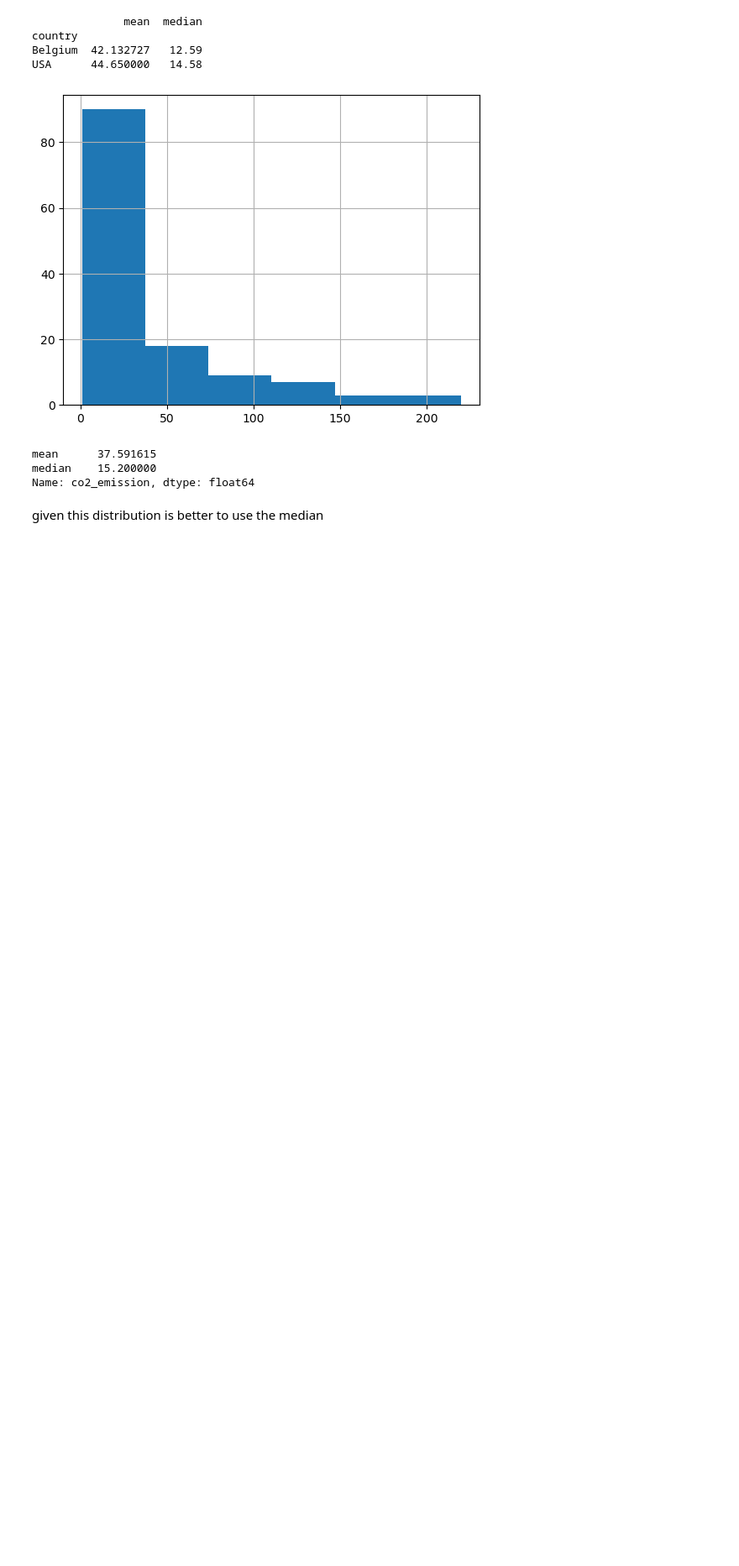
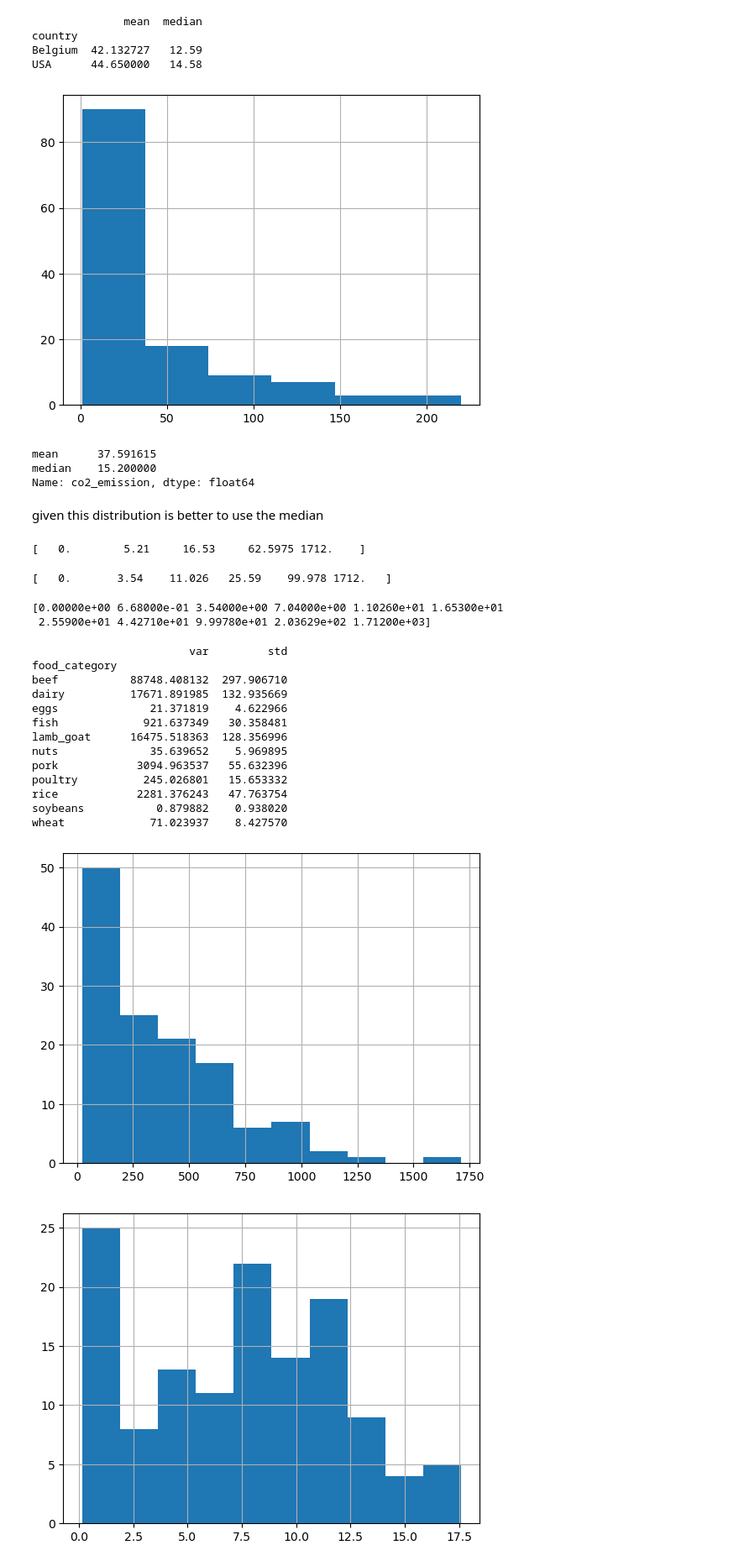
Before and after one commit to kesant/machine-learning-projects, a Jupyter notebook: introduction to statistics/statistics.ipynb, the cells around one changed output. Shown: that part at 84% size. Drawn from its saved outputs; the diff is of its cells as text; code cells hidden in the pictures; blank space fills up the shorter version.

```diff
--- a/introduction to statistics/statistics.ipynb
+++ b/introduction to statistics/statistics.ipynb
@@ -65,3 +65,48 @@ median    15.200000
 Name: co2_emission, dtype: float64
 # %% [markdown]
 given this distribution is better to use the median
+# %%
+# Calculate the quartiles of co2_emission
+print(np.quantile(food_consumption["co2_emission"],np.linspace(0,1,5)))
+# %% [output]
+[   0.        5.21     16.53     62.5975 1712.    ]
+# %%
+# Calculate the quintiles of co2_emission
+print(np.quantile(food_consumption["co2_emission"],np.linspace(0,1,6)))
+# %% [output]
+[   0.       3.54    11.026   25.59    99.978 1712.   ]
+# %%
+# Calculate the deciles of co2_emission
+print(np.quantile(food_consumption["co2_emission"],np.linspace(0,1,11)))
+# %% [output]
+[0.00000e+00 6.68000e-01 3.54000e+00 7.04000e+00 1.10260e+01 1.65300e+01
+ 2.55900e+01 4.42710e+01 9.99780e+01 2.03629e+02 1.71200e+03]
+# %%
+# Print variance and sd of co2_emission for each food_category
+print(food_consumption.groupby("food_category")["co2_emission"].agg(["var","std"]))
+
+# Create histogram of co2_emission for food_category 'beef'
+food_consumption[food_consumption["food_category"]=="beef"]["co2_emission"].hist()
+# Show plot
+plt.show()
+
+# Create histogram of co2_emission for food_category 'eggs'
+food_consumption[food_consumption["food_category"]=="eggs"]["co2_emission"].hist()
+# Show plot
+plt.show()
+# %% [output]
+                        var         std
+food_category
+beef           88748.408132  297.906710
+dairy          17671.891985  132.935669
+eggs              21.371819    4.622966
+fish             921.637349   30.358481
+lamb_goat      16475.518363  128.356996
+nuts              35.639652    5.969895
+pork            3094.963537   55.632396
+poultry          245.026801   15.653332
+rice            2281.376243   47.763754
+soybeans           0.879882    0.938020
+wheat             71.023937    8.427570
+[figure, added]
+[figure, added]
```
Also changed, not shown: parts of 2 cells of this notebook.
